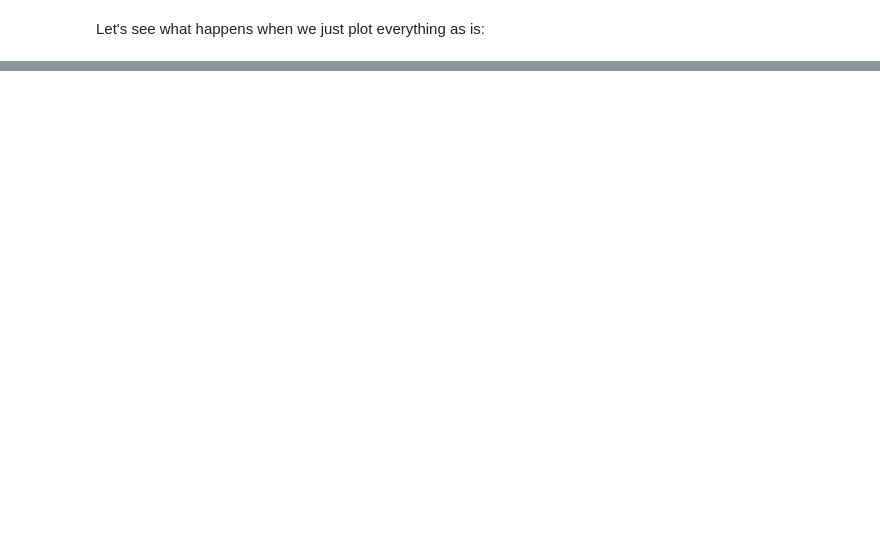
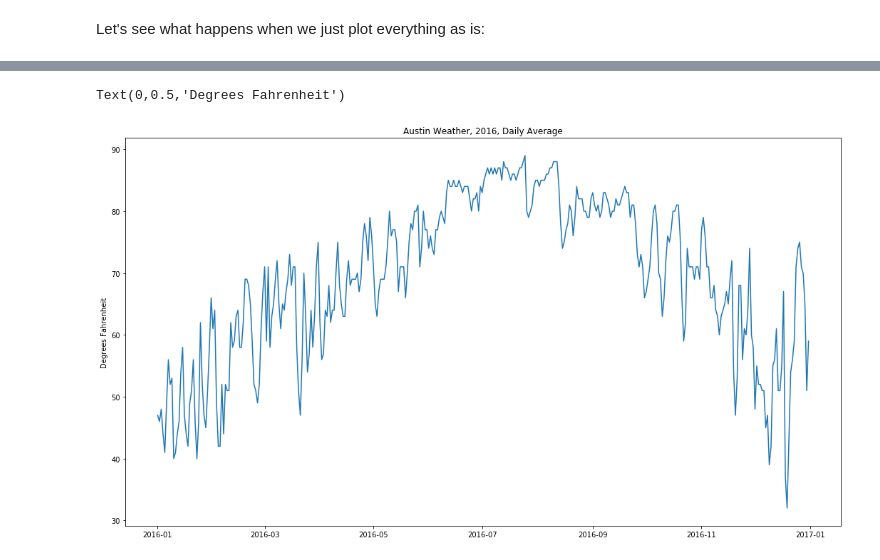
Before and after one commit to ewoodbury/dss-electrical-grid, a Jupyter notebook: 02 - Exploratory Data Analysis.ipynb, the cells around one changed output, grey strips where cells are left out. Cells and saved outputs as stored; diff of their text form; code cells hidden in the pictures; blank space fills up the shorter version.

```diff
--- a/02 - Exploratory Data Analysis.ipynb
+++ b/02 - Exploratory Data Analysis.ipynb
@@ -85,0 +102,10 @@ cons_2016.columns.tolist()
+# %%
+austin_w = pd.read_csv('./Data/formatted/austin_w.csv')
+austin_w = austin_w.drop('Unnamed: 0',axis = 1) #getting rid of unnecessary columns
+# %%
+#Converting the time column to datetimes:
+austin_w['DATE'] = austin_w['DATE'].apply(lambda x: dt.datetime.strptime(x, '%Y-%m-%d'))
+# %%
+#Setting date as the df index:
+austin_w.index = austin_w['DATE']
+austin_w = austin_w.drop('DATE',axis=1)
@@ -85,0 +122,7 @@ cons_2016.columns.tolist()
+# %%
+plt.plot(austin_w[austin_w.index.year == 2016]['TAVG'])
+plt.title('Austin Weather, 2016, Daily Average')
+plt.ylabel('Degrees Fahrenheit')
+# %% [output]
+Text(0,0.5,'Degrees Fahrenheit')
+[figure, added]
```
Also changed, not shown: parts of 24 cells of this notebook, 1 other file.
